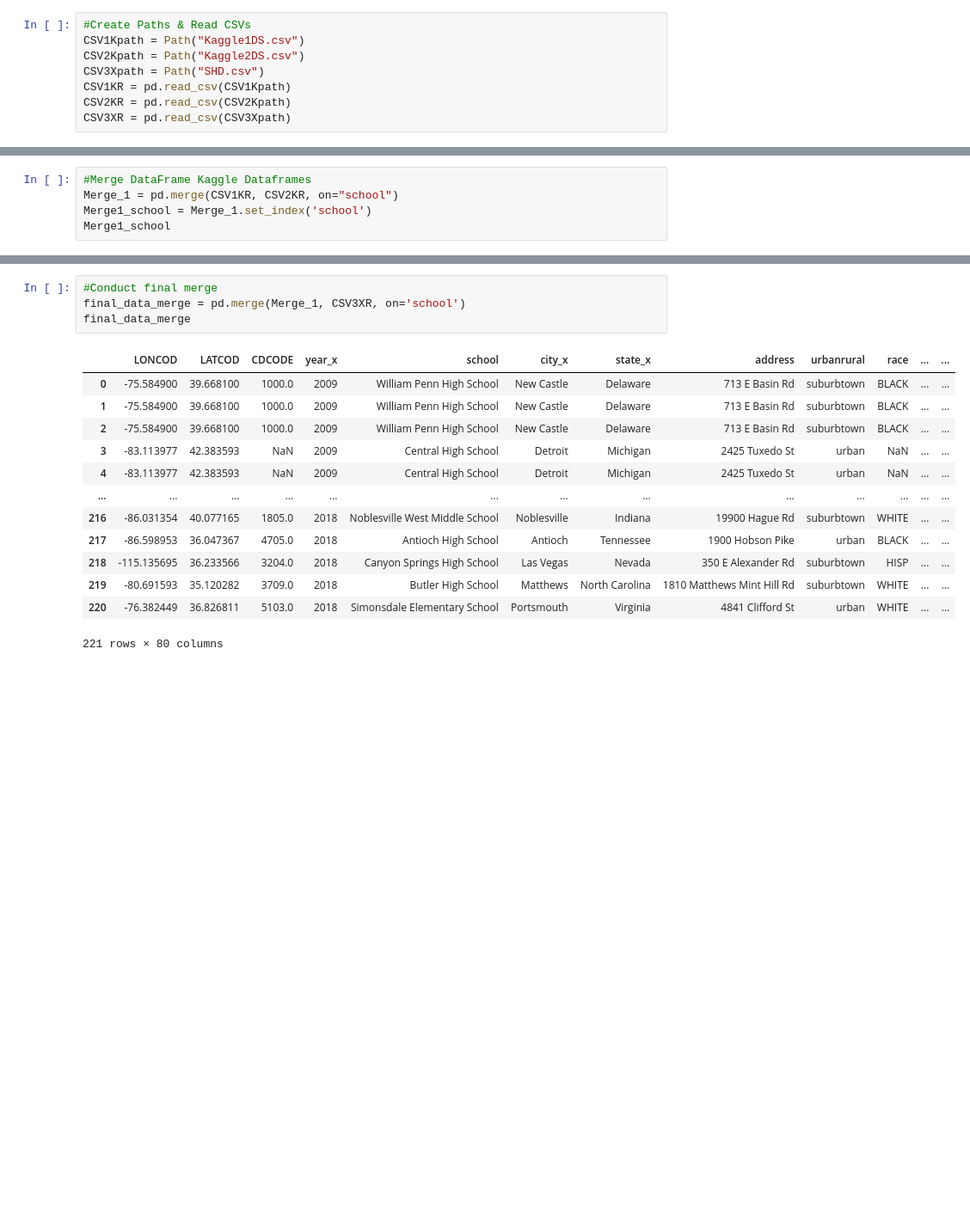
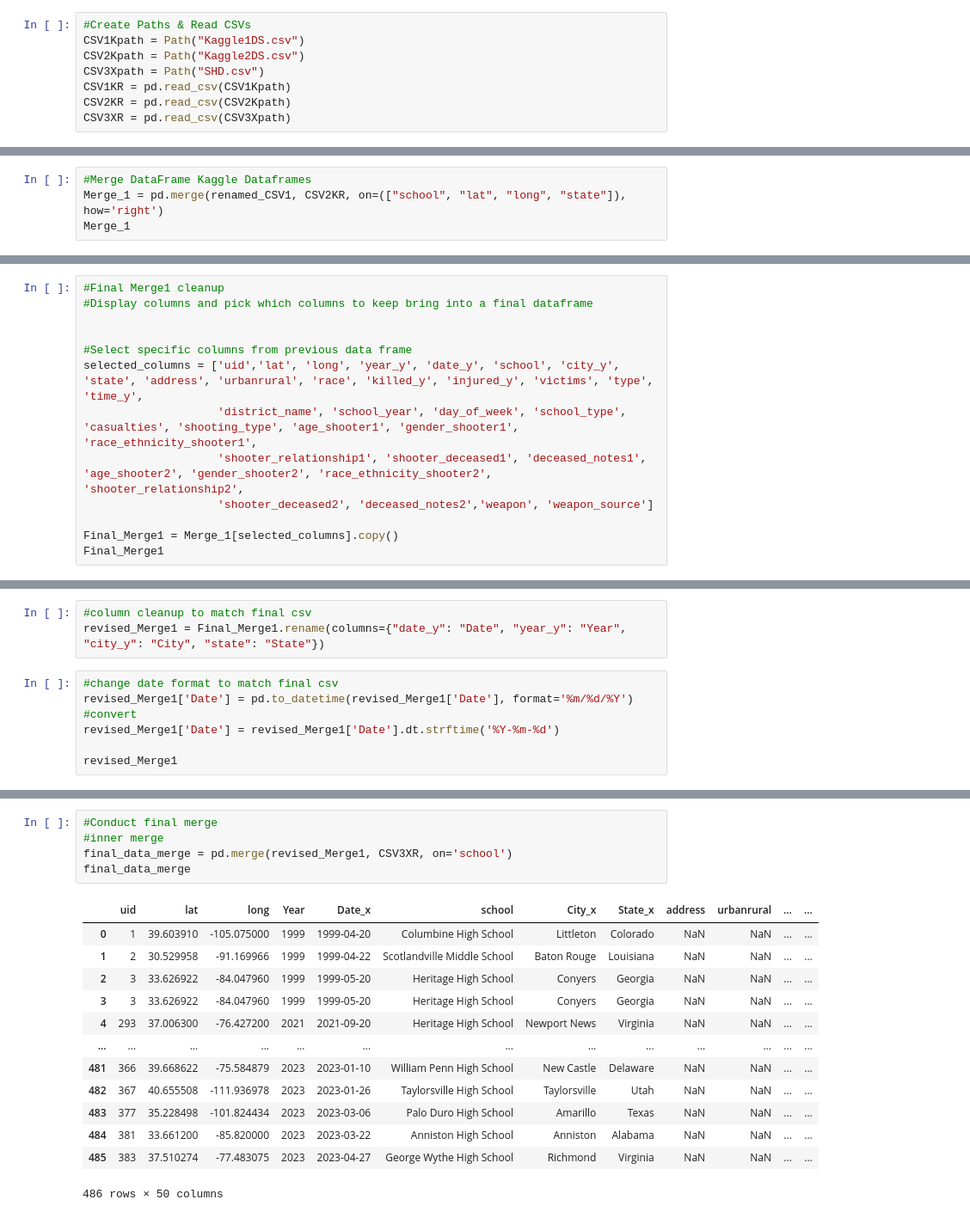
Before and after one commit to LeviEzra1/Project1_team4, a Jupyter notebook: Adriel_analysis/dataset_draft.ipynb, the cells around one changed output, grey strips where cells are left out. Shown at 86% size. Saved outputs shown, nothing was run; the diff lists cells and outputs as text; blank space fills up the shorter version.

```diff
--- a/Adriel_analysis/dataset_draft.ipynb
+++ b/Adriel_analysis/dataset_draft.ipynb
@@ -15,6 +53,5 @@ CSV3XR = pd.read_csv(CSV3Xpath)
 # %%
 #Merge DataFrame Kaggle Dataframes
-Merge_1 = pd.merge(CSV1KR, CSV2KR, on="school")
-Merge1_school = Merge_1.set_index('school')
-Merge1_school
+Merge_1 = pd.merge(renamed_CSV1, CSV2KR, on=(["school", "lat", "long", "state"]), how='right')
+Merge_1
 # %% [output]
@@ -34,0 +90,13 @@ Merge1_school
+# %%
+#Final Merge1 cleanup
+#Display columns and pick which columns to keep bring into a final dataframe
+
+
+#Select specific columns from previous data frame
+selected_columns = ['uid','lat', 'long', 'year_y', 'date_y', 'school', 'city_y', 'state', 'address', 'urbanrural', 'race', 'killed_y', 'injured_y', 'victims', 'type', 'time_y',
+                    'district_name', 'school_year', 'day_of_week', 'school_type', 'casualties', 'shooting_type', 'age_shooter1', 'gender_shooter1', 'race_ethnicity_shooter1',
+                    'shooter_relationship1', 'shooter_deceased1', 'deceased_notes1', 'age_shooter2', 'gender_shooter2', 'race_ethnicity_shooter2', 'shooter_relationship2',
+                    'shooter_deceased2', 'deceased_notes2','weapon', 'weapon_source']
+
+Final_Merge1 = Merge_1[selected_columns].copy()
+Final_Merge1
@@ -34,0 +117,10 @@ Merge1_school
+# %%
+#column cleanup to match final csv
+revised_Merge1 = Final_Merge1.rename(columns={"date_y": "Date", "year_y": "Year", "city_y": "City", "state": "State"})
+# %%
+#change date format to match final csv
+revised_Merge1['Date'] = pd.to_datetime(revised_Merge1['Date'], format='%m/%d/%Y')
+#convert
+revised_Merge1['Date'] = revised_Merge1['Date'].dt.strftime('%Y-%m-%d')
+
+revised_Merge1
@@ -35,18 +160,19 @@ Merge1_school
 # %%
 #Conduct final merge
-final_data_merge = pd.merge(Merge_1, CSV3XR, on='school')
+#inner merge
+final_data_merge = pd.merge(revised_Merge1, CSV3XR, on='school')
 final_data_merge
 # %% [output]
-|  | LONCOD | LATCOD | CDCODE | year_x | school | city_x | state_x | address | urbanrural | race | ... | ... |
-| 0 | -75.584900 | 39.668100 | 1000.0 | 2009 | William Penn High School | New Castle | Delaware | 713 E Basin Rd | suburbtown | BLACK | ... | ... |
-| 1 | -75.584900 | 39.668100 | 1000.0 | 2009 | William Penn High School | New Castle | Delaware | 713 E Basin Rd | suburbtown | BLACK | ... | ... |
-| 2 | -75.584900 | 39.668100 | 1000.0 | 2009 | William Penn High School | New Castle | Delaware | 713 E Basin Rd | suburbtown | BLACK | ... | ... |
-| 3 | -83.113977 | 42.383593 | NaN | 2009 | Central High School | Detroit | Michigan | 2425 Tuxedo St | urban | NaN | ... | ... |
-| 4 | -83.113977 | 42.383593 | NaN | 2009 | Central High School | Detroit | Michigan | 2425 Tuxedo St | urban | NaN | ... | ... |
+|  | uid | lat | long | Year | Date_x | school | City_x | State_x | address | urbanrural | ... | ... |
+| 0 | 1 | 39.603910 | -105.075000 | 1999 | 1999-04-20 | Columbine High School | Littleton | Colorado | NaN | NaN | ... | ... |
+| 1 | 2 | 30.529958 | -91.169966 | 1999 | 1999-04-22 | Scotlandville Middle School | Baton Rouge | Louisiana | NaN | NaN | ... | ... |
+| 2 | 3 | 33.626922 | -84.047960 | 1999 | 1999-05-20 | Heritage High School | Conyers | Georgia | NaN | NaN | ... | ... |
+| 3 | 3 | 33.626922 | -84.047960 | 1999 | 1999-05-20 | Heritage High School | Conyers | Georgia | NaN | NaN | ... | ... |
+| 4 | 293 | 37.006300 | -76.427200 | 2021 | 2021-09-20 | Heritage High School | Newport News | Virginia | NaN | NaN | ... | ... |
 | ... | ... | ... | ... | ... | ... | ... | ... | ... | ... | ... | ... | ... |
-| 216 | -86.031354 | 40.077165 | 1805.0 | 2018 | Noblesville West Middle School | Noblesville | Indiana | 19900 Hague Rd | suburbtown | WHITE | ... | ... |
-| 217 | -86.598953 | 36.047367 | 4705.0 | 2018 | Antioch High School | Antioch | Tennessee | 1900 Hobson Pike | urban | BLACK | ... | ... |
-| 218 | -115.135695 | 36.233566 | 3204.0 | 2018 | Canyon Springs High School | Las Vegas | Nevada | 350 E Alexander Rd | suburbtown | HISP | ... | ... |
-| 219 | -80.691593 | 35.120282 | 3709.0 | 2018 | Butler High School | Matthews | North Carolina | 1810 Matthews Mint Hill Rd | suburbtown | WHITE | ... | ... |
-| 220 | -76.382449 | 36.826811 | 5103.0 | 2018 | Simonsdale Elementary School | Portsmouth | Virginia | 4841 Clifford St | urban | WHITE | ... | ... |
+| 481 | 366 | 39.668622 | -75.584879 | 2023 | 2023-01-10 | William Penn High School | New Castle | Delaware | NaN | NaN | ... | ... |
+| 482 | 367 | 40.655508 | -111.936978 | 2023 | 2023-01-26 | Taylorsville High School | Taylorsville | Utah | NaN | NaN | ... | ... |
+| 483 | 377 | 35.228498 | -101.824434 | 2023 | 2023-03-06 | Palo Duro High School | Amarillo | Texas | NaN | NaN | ... | ... |
+| 484 | 381 | 33.661200 | -85.820000 | 2023 | 2023-03-22 | Anniston High School | Anniston | Alabama | NaN | NaN | ... | ... |
+| 485 | 383 | 37.510274 | -77.483075 | 2023 | 2023-04-27 | George Wythe High School | Richmond | Virginia | NaN | NaN | ... | ... |
-221 rows × 80 columns
+486 rows × 50 columns
```
Also changed, not shown: parts of 12 cells of this notebook, 1 other file.
